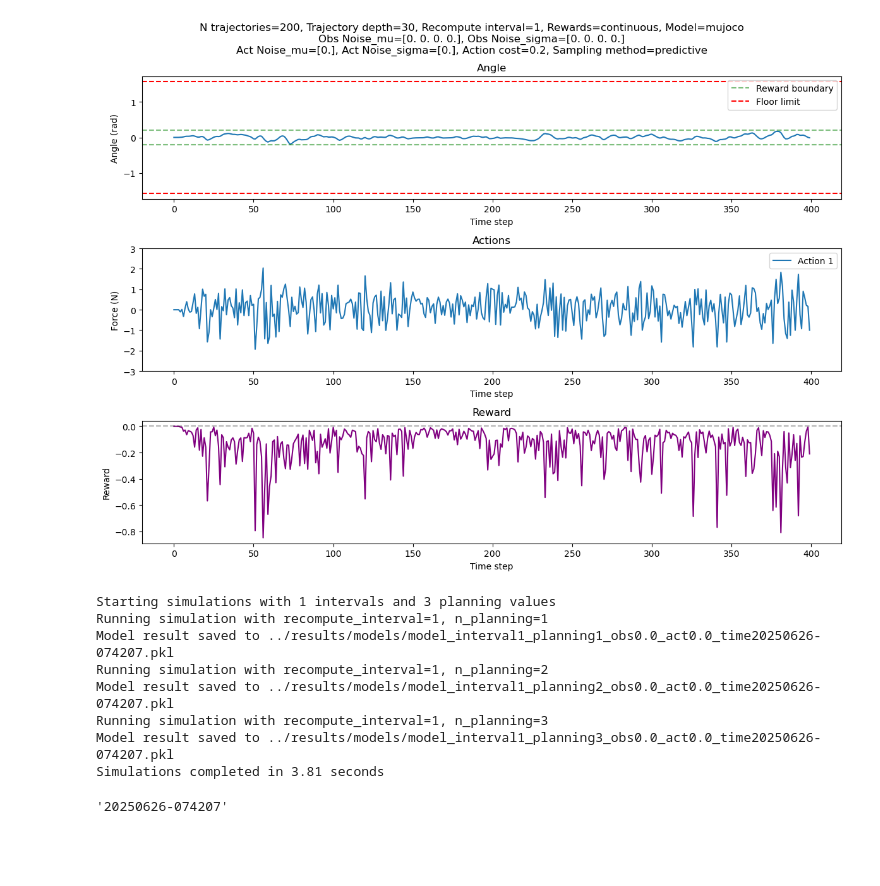
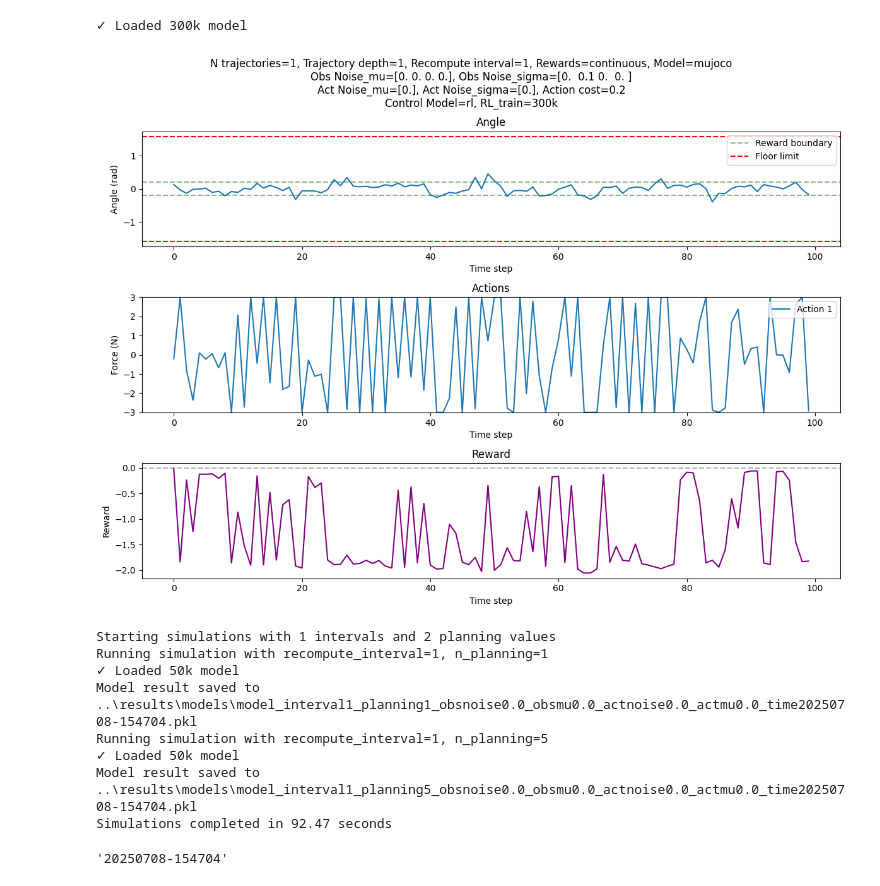
Before and after one commit to jtbuch/mpc_dojo, a Jupyter notebook: cartpole/notebooks/MujocoCartpoleSimulations.ipynb, the cells around one changed output. Saved outputs shown, nothing was run; the diff lists cells and outputs as text; code cells hidden in the pictures; blank space fills up the shorter version.

Commit message:
adding the DQN models integrated with the MPC framework

```diff
--- a/cartpole/notebooks/MujocoCartpoleSimulations.ipynb
+++ b/cartpole/notebooks/MujocoCartpoleSimulations.ipynb
@@ -11,20 +13,22 @@ import imageio
 # %%
 # Simulate the bird
-planning_width = 200 # how many trajectories to simulate
-n_planning = 30 # how deep the rolout of each trajectory is
+planning_width = 1 # how many trajectories to simulate
+n_planning = 1 # how deep the rolout of each trajectory is
 recompute_interval = 1
 n_episodes = 1
-time_steps = 400
+time_steps = 100
 reward_type='continuous' # rewards can be 'discrete' or 'continuous'
 model_type='mujoco' # model can be 'mujoco' or 'linear_full' or 'linear_reduced_<int>' where <int> is the rank of the model
 obs_noise_mu=np.array([0.0, 0.0, 0.0, 0.0]) # mean of the noise added to the observations
-obs_noise_sigma=np.array([0.0, 0.0, 0.0, 0.0]) # standard deviation of the noise added to the observations
+obs_noise_sigma=np.array([0.0, 0.1, 0.0, 0.0]) # standard deviation of the noise added to the observations
 act_noise_mu=np.array([0.0]) # mean of the noise added to the actions
 act_noise_sigma=np.array([0.0]) # standard deviation of the noise added to the actions
 action_cost = 0.2
-sampling_method = 'predictive' # sampling method can be 'predictive' or 'random'
+control_model = 'rl' # sampling method can be 'predictive' or 'random'
+value = 'rl' # value can be 'env' or 'rl' to use MuJoCo env or RL model
+rl_model = '300k' # name of the RL model to use, if applicable
 
-bird = MPCShittyBird(n_actions = 10, planning_width=planning_width, n_planning=n_planning, reward_type=reward_type, model_type=model_type, action_cost=action_cost, sampling_method='predictive')
+bird = MPCShittyBird(n_actions = 10, planning_width=planning_width, n_planning=n_planning, reward_type=reward_type, model_type=model_type, action_cost=action_cost, control_model=control_model,value=value, rl_model=rl_model)
 
 # Simulate the bird
 simulation_data = simulate_one_model(bird, n_episodes=n_episodes, time_steps=time_steps,recompute_interval=recompute_interval, obs_noise_mu=obs_noise_mu, obs_noise_sigma=obs_noise_sigma, act_noise_mu=act_noise_mu, act_noise_sigma=act_noise_sigma, reward_type=reward_type, action_cost=action_cost)
@@ -43,7 +47,8 @@ plt.figure(figsize=(12, 9))  # Made figure taller to accommodate third subplot
 plt.suptitle(
     f'N trajectories={planning_width}, Trajectory depth={n_planning}, Recompute interval={recompute_interval}, Rewards={reward_type}, Model={model_type}\n'
     f'Obs Noise_mu={obs_noise_mu}, Obs Noise_sigma={obs_noise_sigma}\n'
-    f'Act Noise_mu={act_noise_mu}, Act Noise_sigma={act_noise_sigma}, Action cost={action_cost}, Sampling method={sampling_method}',
+    f'Act Noise_mu={act_noise_mu}, Act Noise_sigma={act_noise_sigma}, Action cost={action_cost}\n'
+    f'Control Model={control_model}, RL_train={rl_model}',
     fontsize=12
 )
 
@@ -52,34 +57,35 @@ plt.subplot(3, 1, 1)  # Changed to 3 rows
 plt.plot(angle)
 plt.title('Angle')
 plt.xlabel('Time step')
 plt.ylabel('Angle (rad)')
 plt.axhline(y=-0.2, color='g', linestyle='--', alpha=0.5, label='Reward boundary')
 plt.axhline(y=0.2, color='g', linestyle='--', alpha=0.5)
 plt.axhline(y=-1.573, color='r', linestyle='--', label='Floor limit')
 plt.axhline(y=1.573, color='r', linestyle='--')
 plt.legend()
 
 # Plot the actions
 plt.subplot(3, 1, 2)  # Changed to 3 rows
 plt.plot(actions)
 plt.title('Actions')
 plt.xlabel('Time step')
 plt.ylabel('Force (N)')
 plt.ylim(-3, 3)
 plt.legend([f'Action {i+1}' for i in range(actions.shape[1])], loc='upper right')
 
 # Add reward subplot
 plt.subplot(3, 1, 3)
 plt.plot(reward, 'purple')
 plt.title('Reward')
 plt.xlabel('Time step')
 plt.ylabel('Reward')
 plt.axhline(y=0, color='k', linestyle='--', alpha=0.3)
 
 plt.tight_layout()
 plt.show()
 # %% [output]
+✓ Loaded 300k model
-[figure, old version]
+[figure, new version]
 # %%
 single_sim_config = {
     'planning_width': 200,
@@ -89,25 +95,27 @@ single_sim_config = {
     'obs_noise_sigma': np.array([0.0, 0.0, 0.0, 0.0]),
     'act_noise_mu': np.array([0.0]),
     'act_noise_sigma': np.array([0.0]),
-    'n_episodes': 5,
-    'time_steps': 10,
+    'n_episodes': 2,
+    'time_steps': 100,
     'action_cost': 0.2,
-    'sampling_method': 'predictive',
+    'control_model': 'rl',
     'recompute_intervals': [1],         # Just one interval
-    'n_planning_values': [1,2,3]            # Just one planning value
+    'n_planning_values': [1, 5],            # Just one planning value
+    'value': 'rl',
+    'rl_model': '50k'  # Name of the RL model to use
 }
 
 run_simulations(single_sim_config)
 # %% [output]
-Starting simulations with 1 intervals and 3 planning values
+Starting simulations with 1 intervals and 2 planning values
 Running simulation with recompute_interval=1, n_planning=1
-Model result saved to ../results/models/model_interval1_planning1_obs0.0_act0.0_time20250626-074207.pkl
-Running simulation with recompute_interval=1, n_planning=2
-Model result saved to ../results/models/model_interval1_planning2_obs0.0_act0.0_time20250626-074207.pkl
-Running simulation with recompute_interval=1, n_planning=3
-Model result saved to ../results/models/model_interval1_planning3_obs0.0_act0.0_time20250626-074207.pkl
-Simulations completed in 3.81 seconds
+✓ Loaded 50k model
+Model result saved to ..\results\models\model_interval1_planning1_obsnoise0.0_obsmu0.0_actnoise0.0_actmu0.0_time20250708-154704.pkl
+Running simulation with recompute_interval=1, n_planning=5
+✓ Loaded 50k model
+Model result saved to ..\results\models\model_interval1_planning5_obsnoise0.0_obsmu0.0_actnoise0.0_actmu0.0_time20250708-154704.pkl
+Simulations completed in 92.47 seconds
-'20250626-074207'
+'20250708-154704'
 # %%
 # Define configuration
 obs_noise = 0
```
Also changed, not shown: parts of 3 cells of this notebook, 29 other files.
